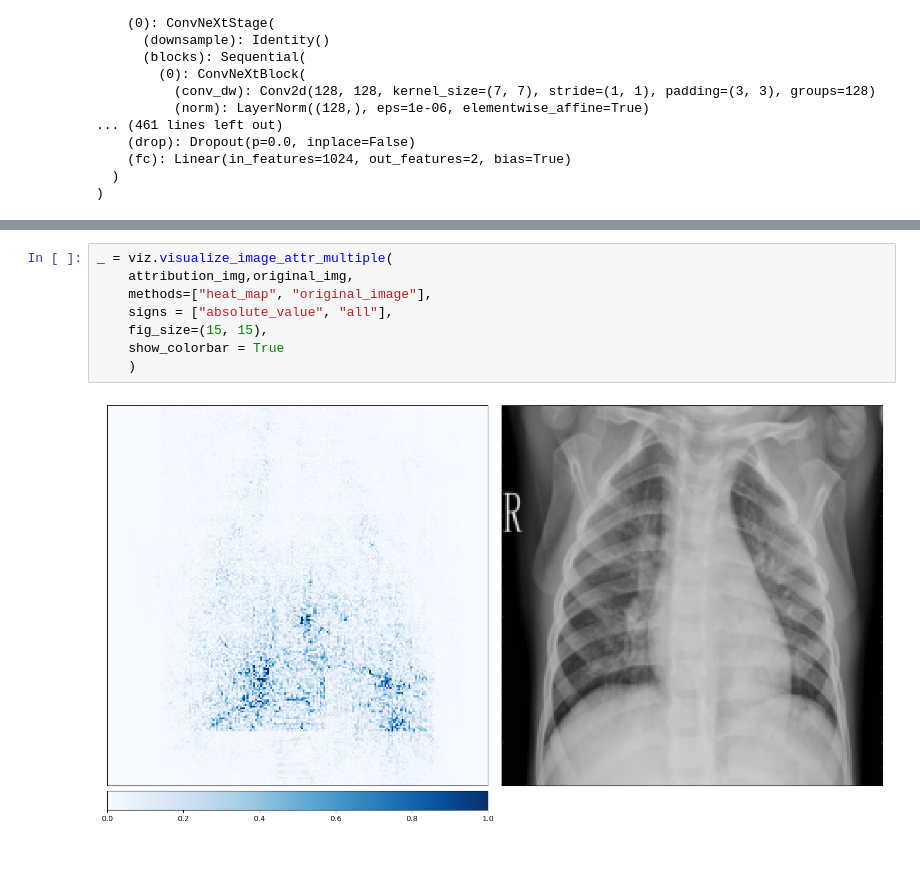
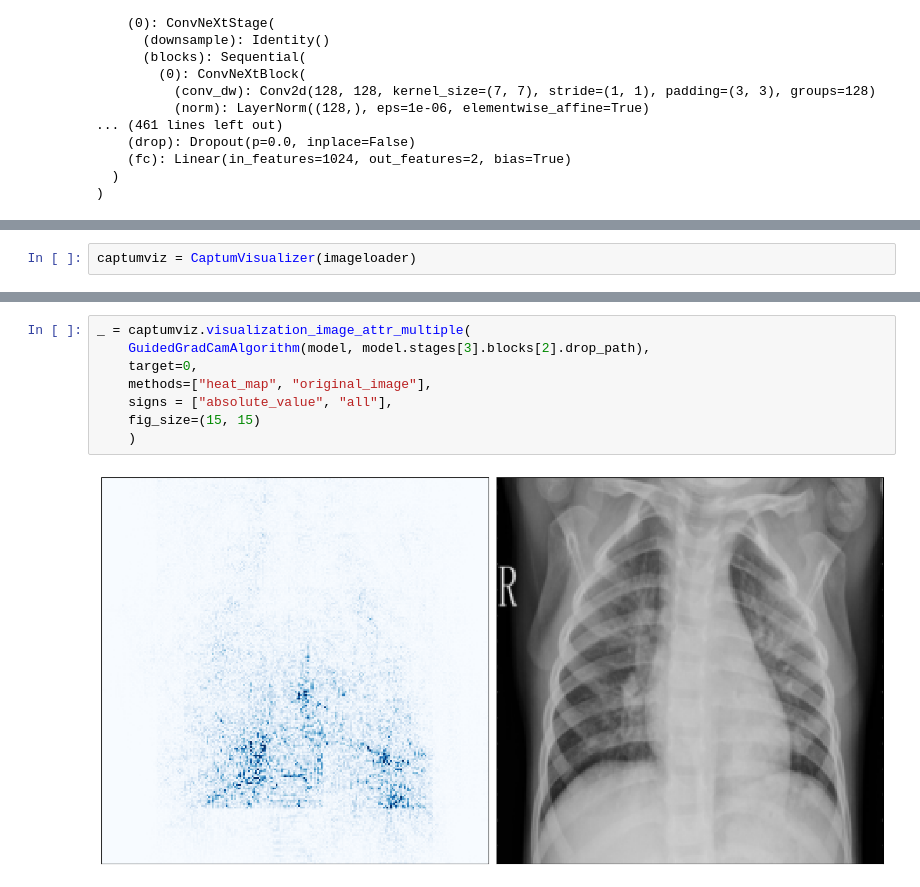
Before and after one commit to insilicomab/xai-captum, a Jupyter notebook: scripts/make_module.ipynb, the cells around one changed output, grey strips where cells are left out. Saved outputs shown, nothing was run; the diff lists cells and outputs as text; blank space fills up the shorter version.

```diff
--- a/scripts/make_module.ipynb
+++ b/scripts/make_module.ipynb
@@ -38,0 +30,2 @@ attribution_img = attribution[0].cpu().permute(1,2,0).detach().numpy()
+# %%
+captumviz = CaptumVisualizer(imageloader)
@@ -39,10 +41,10 @@ attribution_img = attribution[0].cpu().permute(1,2,0).detach().numpy()
 # %%
-_ = viz.visualize_image_attr_multiple(
-    attribution_img,original_img,
+_ = captumviz.visualization_image_attr_multiple(
+    GuidedGradCamAlgorithm(model, model.stages[3].blocks[2].drop_path),
+    target=0,
     methods=["heat_map", "original_image"],
     signs = ["absolute_value", "all"],
-    fig_size=(15, 15),
-    show_colorbar = True
+    fig_size=(15, 15)
     )
 # %% [output]
-[figure, old version]
+[figure, new version]
```
Also changed, not shown: parts of 4 cells of this notebook.
